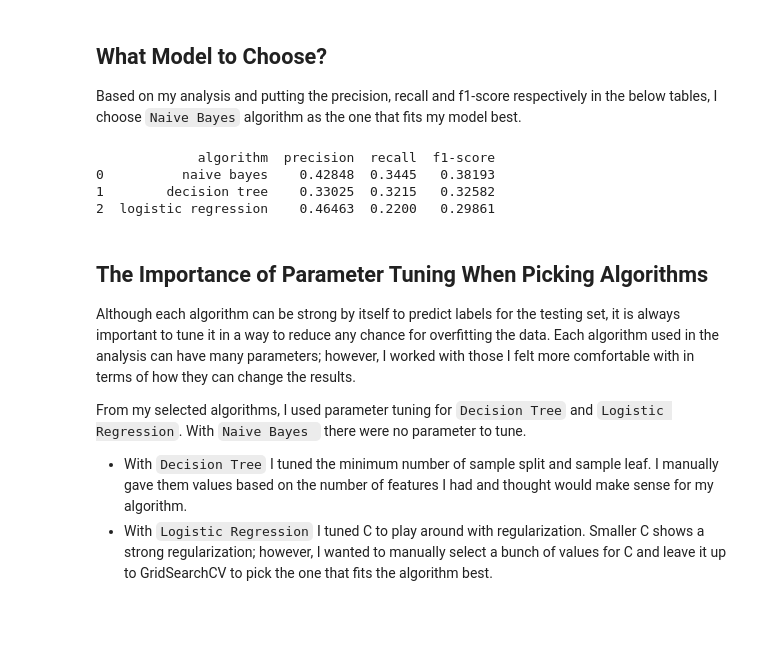
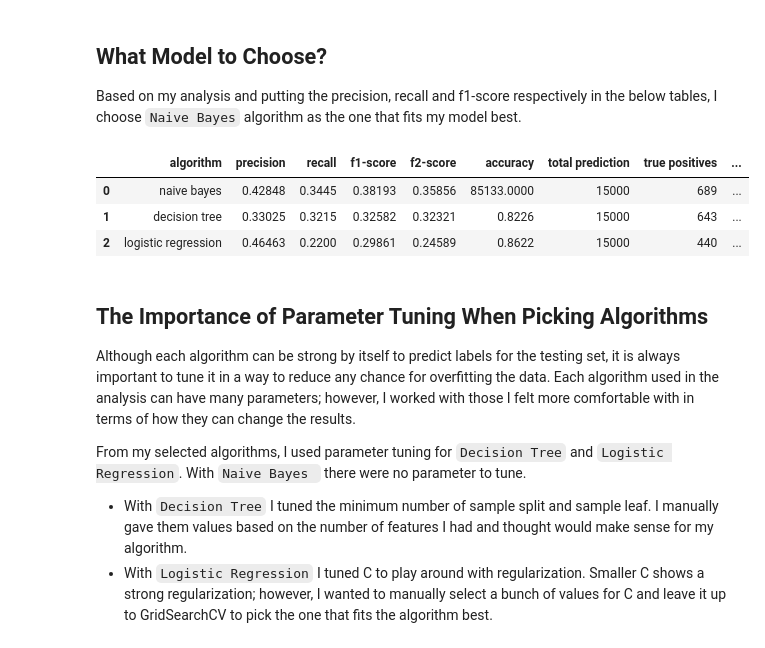
Before and after one commit to Nazaniiin/MachineLearning_EnronFraud, a Jupyter notebook: Enron_Final_Project.ipynb, the cells around one changed output. Saved outputs shown, nothing was run; the diff lists cells and outputs as text; code cells hidden in the pictures; blank space fills up the shorter version.

```diff
--- a/Enron_Final_Project.ipynb
+++ b/Enron_Final_Project.ipynb
@@ -750,18 +825,29 @@ Based on my analysis and putting the precision, recall and f1-score respectively
 # %%
 prec = [0.42848, 0.33025, 0.46463]
 rec = [0.34450, 0.32150, 0.22000]
 f1s = [0.38193, 0.32582, 0.29861]
+f2s = [0.35856, 0.32321, 0.24589]
+accu = [85133, 0.82260, 0.86220]
+total_pred = [15000, 15000, 15000]
+true_pos = [689, 643, 440]
+false_pos = [919, 1304, 507]
+false_neg = [1311, 1357, 1560]
+true_neg = [12081, 11696, 12493]
 models = ['naive bayes', 'decision tree', 'logistic regression']
 
-final_score = zip(models, prec, rec, f1s)
+final_score = zip(models, prec, rec, f1s, f2s, accu,
+                  total_pred, true_pos, false_pos, false_neg, true_neg)
 
 # Printing the results in a pretty dataframe
-print pd.DataFrame(final_score, columns = ["algorithm", "precision", "recall", "f1-score"])
+all_scores = pd.DataFrame(final_score, columns = ["algorithm", "precision", "recall", "f1-score",
+                                          "f2-score", "accuracy", "total prediction", "true positives",
+                                          "false positives", "false negatives", "true negatives"])
+all_scores
 # %% [output]
-             algorithm  precision  recall  f1-score
-0          naive bayes    0.42848  0.3445   0.38193
-1        decision tree    0.33025  0.3215   0.32582
-2  logistic regression    0.46463  0.2200   0.29861
+|  | algorithm | precision | recall | f1-score | f2-score | accuracy | total prediction | true positives | ... |
+| 0 | naive bayes | 0.42848 | 0.3445 | 0.38193 | 0.35856 | 85133.0000 | 15000 | 689 | ... |
+| 1 | decision tree | 0.33025 | 0.3215 | 0.32582 | 0.32321 | 0.8226 | 15000 | 643 | ... |
+| 2 | logistic regression | 0.46463 | 0.2200 | 0.29861 | 0.24589 | 0.8622 | 15000 | 440 | ... |
 # %% [markdown]
 ## The Importance of Parameter Tuning When Picking Algorithms
 
```
Also changed, not shown: parts of 13 cells of this notebook.
